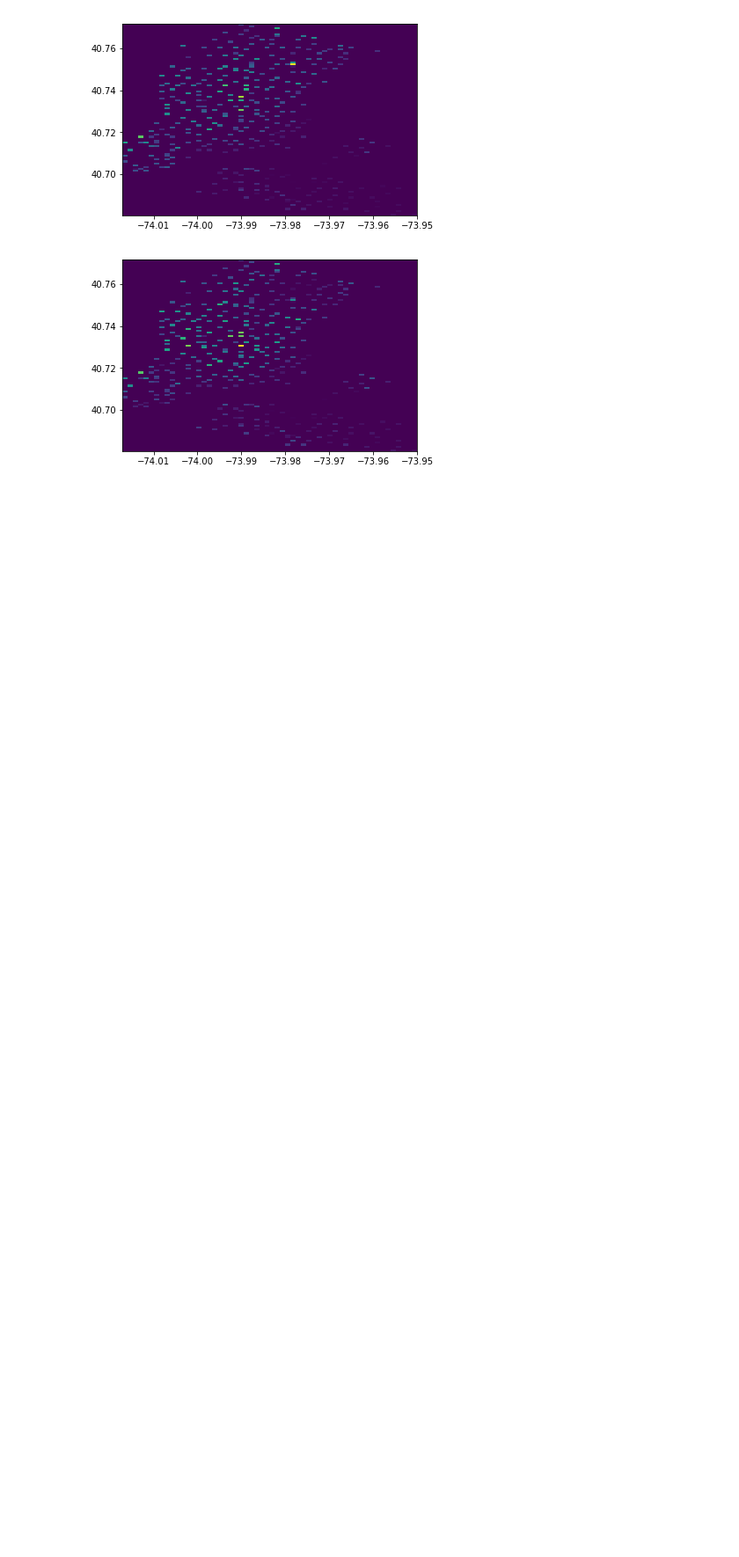
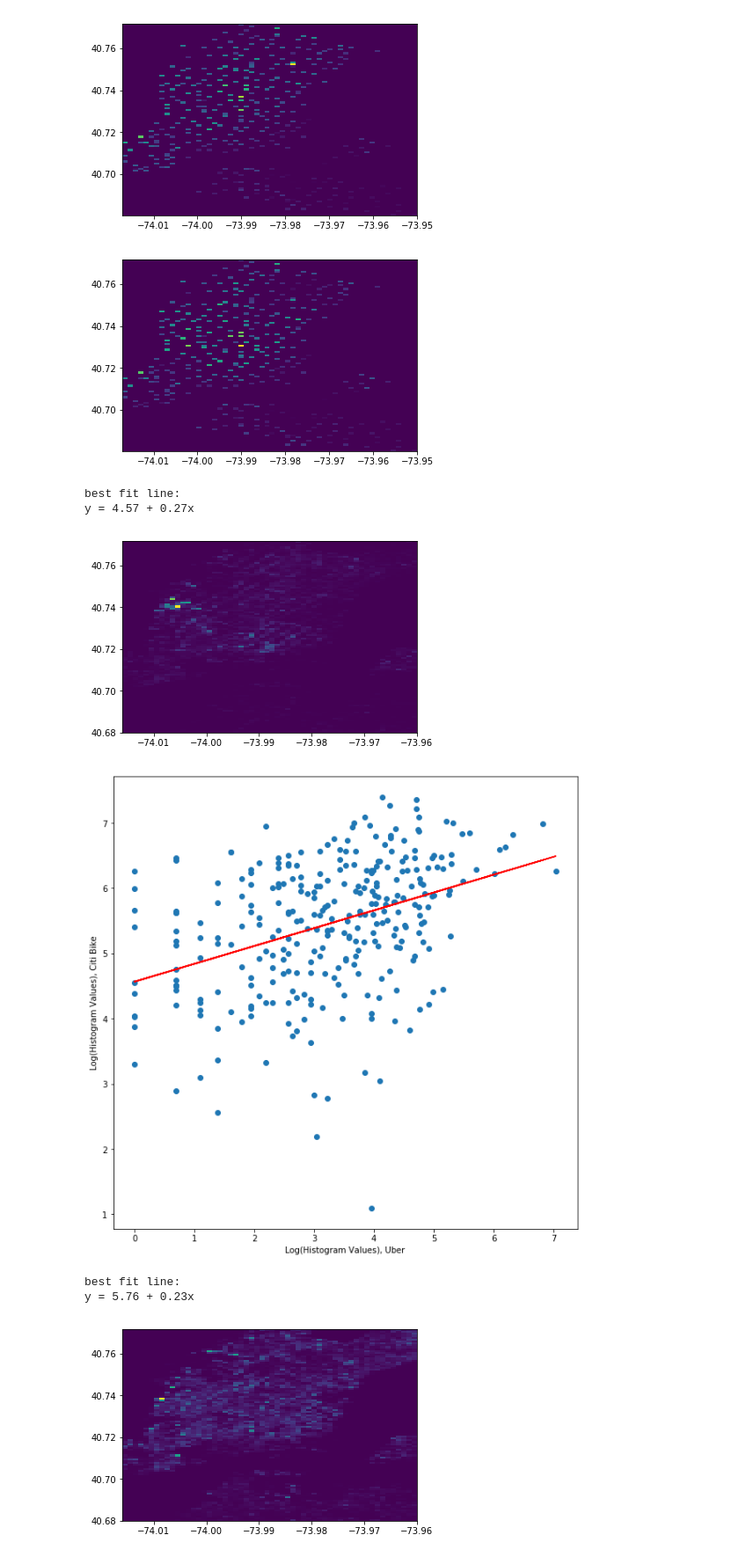
Before and after one commit to joheenc/Lionbase-Case-Study, a Jupyter notebook: Analysis.ipynb, the cells around one changed output. Shown at 88% size. Drawn from its saved outputs; the diff is of its cells as text; code cells hidden in the pictures; blank space fills up the shorter version.

```diff
--- a/Analysis.ipynb
+++ b/Analysis.ipynb
@@ -468,3 +468,48 @@ for timestep in cititimesteps:
 [figure]
 [figure]
 [figure]
+# %%
+for timestep in range(6):
+    hist_citi = plt.hist2d(cititimesteps[timestep]['lon'], cititimesteps[timestep]['lat'], [56, 101])
+    hist_uber = plt.hist2d(ubertimesteps[timestep]['lon'], ubertimesteps[timestep]['lat'], [56, 101])
+
+    hist_citi_values = np.concatenate(hist_citi[0])
+    hist_citi_values = [int(i) for i in hist_citi_values]
+    hist_uber_values = np.concatenate(hist_uber[0])
+    hist_uber_values = [int(i) for i in hist_uber_values]
+    hist_lats = np.concatenate(hist_uber[0])
+    hist_uber_values = [int(i) for i in hist_uber_values]
+    hist_lons = np.concatenate(hist_uber[0])
+    hist_uber_values = [int(i) for i in hist_uber_values]
+
+    hist_lats = []
+    hist_lons = []
+    for i in range(0, len(hist_citi[0])):
+        for j in range(0, len(hist_citi[0][0])):
+            hist_lats.append(hist_citi[2][j])
+            hist_lons.append(hist_citi[1][i])
+
+    hist_values = pd.DataFrame({'citi':hist_citi_values, 'uber':hist_uber_values, 'lat':hist_lats, 'lon':hist_lons})
+    hist_values = hist_values[hist_values.citi != 0]
+    hist_values = hist_values[hist_values.uber != 0]
+    hist_values['citi'] = [np.log(i) for i in hist_values['citi']]
+    hist_values['uber'] = [np.log(i) for i in hist_values['uber']]
+
+    fig = plt.figure(figsize=(10,10))
+    plt.scatter(hist_values['uber'], hist_values['citi'])
+
+    a, b = best_fit(hist_values['uber'], hist_values['citi'])
+    yfit = [a + b * xi for xi in hist_values['uber']]
+    plt.plot(hist_values['uber'], yfit, color='red')
+
+    plt.ylabel("Log(Histogram Values), Citi Bike")
+    plt.xlabel("Log(Histogram Values), Uber")
+    plt.show()
+# %% [output]
+best fit line:
+y = 4.57 + 0.27x
+[figure, added]
+[figure, added]
+best fit line:
+y = 5.76 + 0.23x
+[figure, added]
```
Also changed, not shown: parts of 5 cells of this notebook.
